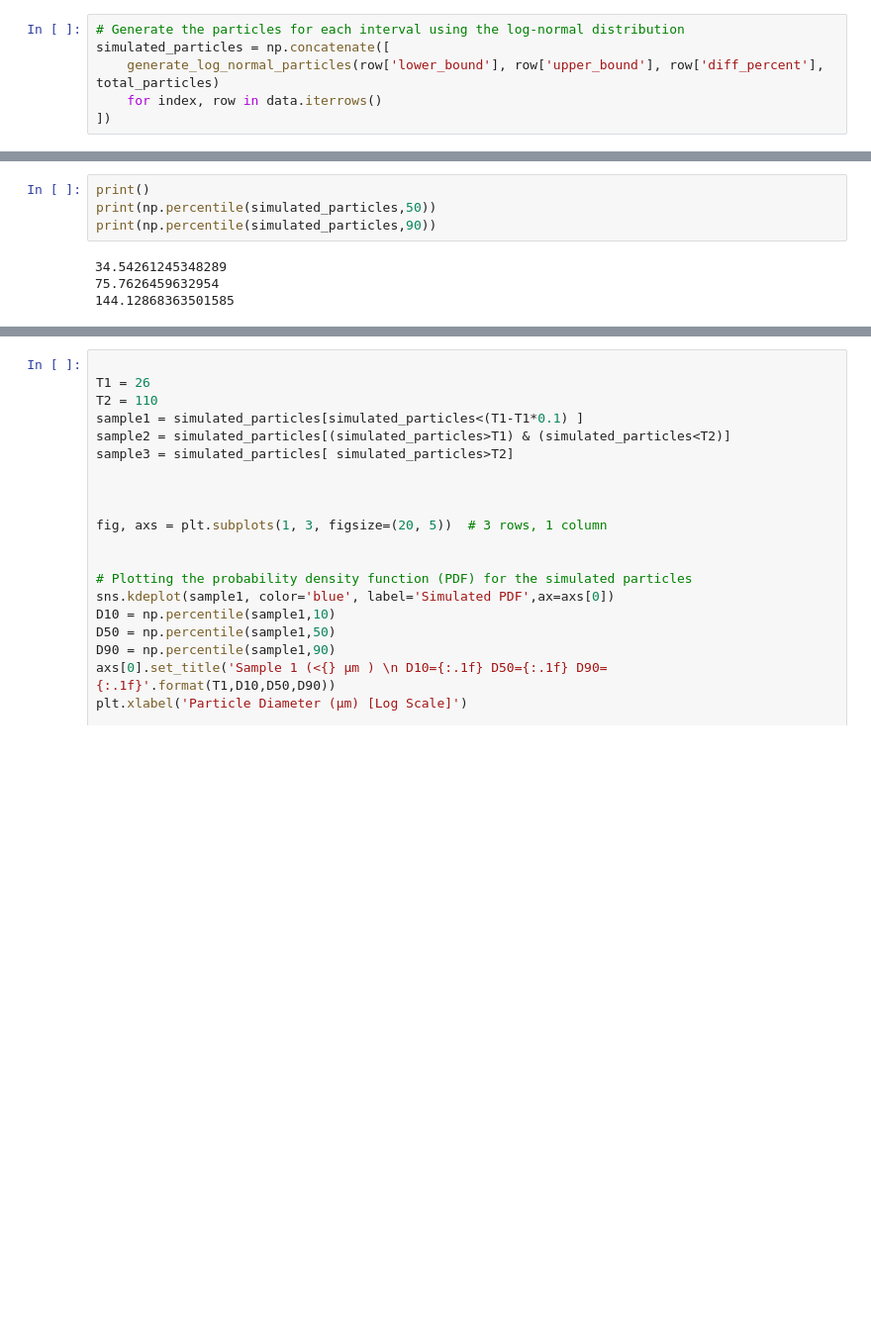
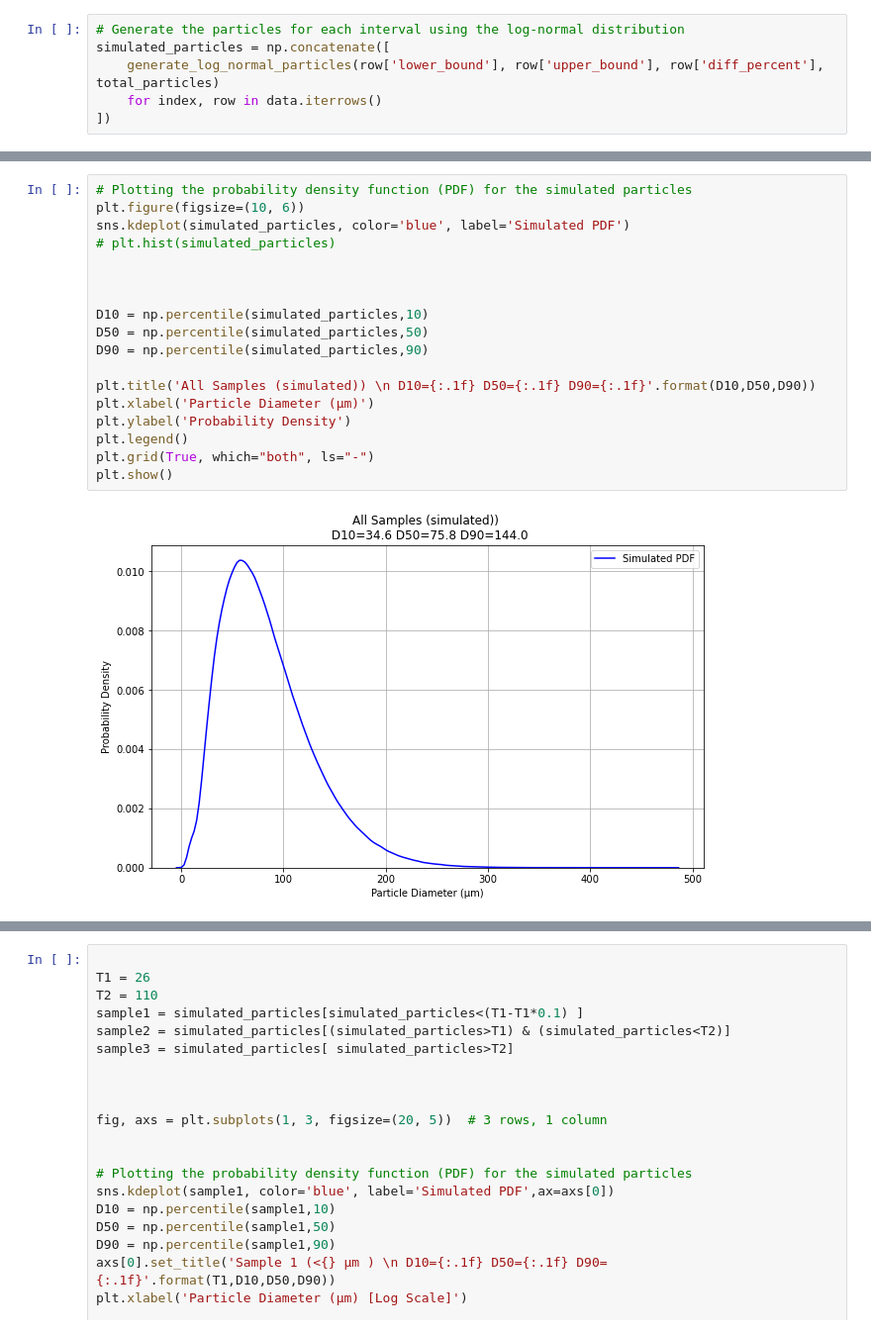
Before and after one commit to Shuyang-Wang/PSD_simulator, a Jupyter notebook: psd_simulator_2.ipynb, the cells around one changed output, grey strips where cells are left out. Shown at 99% size. Cells and saved outputs as stored; diff of their text form; blank space fills up the shorter version.

```diff
--- a/psd_simulator_2.ipynb
+++ b/psd_simulator_2.ipynb
@@ -60,10 +60,22 @@ plt.show()
-# %%
-print()
-print(np.percentile(simulated_particles,50))
-print(np.percentile(simulated_particles,90))
-# %% [output]
-34.54261245348289
-75.7626459632954
-144.12868363501585
+# %%
+# Plotting the probability density function (PDF) for the simulated particles
+plt.figure(figsize=(10, 6))
+sns.kdeplot(simulated_particles, color='blue', label='Simulated PDF')
+# plt.hist(simulated_particles)
+
+
+
+D10 = np.percentile(simulated_particles,10)
+D50 = np.percentile(simulated_particles,50)
+D90 = np.percentile(simulated_particles,90)
+
+plt.title('All Samples (simulated)) \n D10={:.1f} D50={:.1f} D90={:.1f}'.format(D10,D50,D90))
+plt.xlabel('Particle Diameter (µm)')
+plt.ylabel('Probability Density')
+plt.legend()
+plt.grid(True, which="both", ls="-")
+plt.show()
+# %% [output]
+[figure, added]
 # %%
 
```
Also changed, not shown: parts of 8 cells of this notebook.
